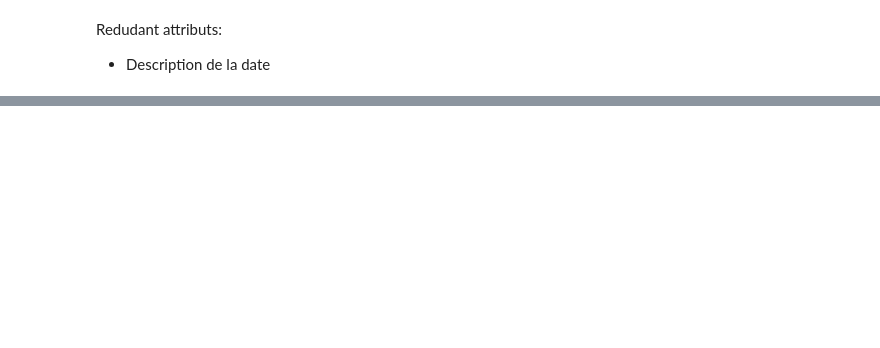
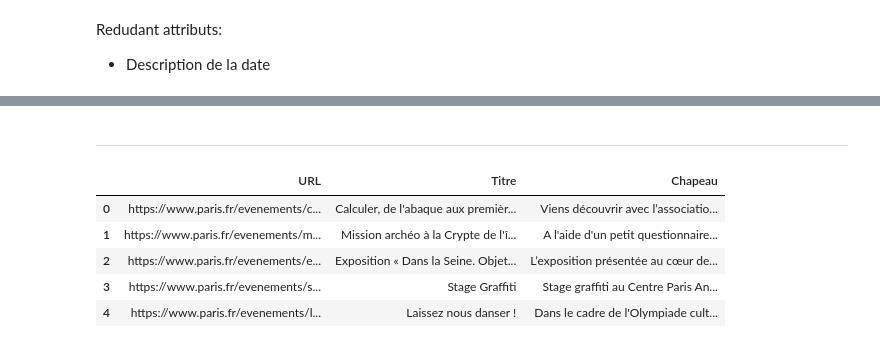
Before and after one commit to Ophiase/DataBase-Project-IFEBY140, a Jupyter notebook: analyze/analyze.ipynb, the cells around one changed output, grey strips where cells are left out. Saved outputs shown, nothing was run; the diff lists cells and outputs as text; code cells hidden in the pictures; blank space fills up the shorter version.

```diff
--- a/analyze/analyze.ipynb
+++ b/analyze/analyze.ipynb
@@ -2,6 +2,7 @@
 import os
 import numpy as np
 import pandas as pd
+pd.set_option('display.max_columns', 50)
 # %%
 df = pd.read_csv('../data/que-faire-a-paris-.csv', delimiter=';')
 # %%
@@ -99,0 +136,11 @@ Functional dependencies :
+# %% [markdown]
+---
+# %%
+df[['URL', 'Titre', 'Chapeau']].head()
+# %% [output]
+|  | URL | Titre | Chapeau |
+| 0 | https://www.paris.fr/evenements/c... | Calculer, de l'abaque aux premièr... | Viens découvrir avec l’associatio... |
+| 1 | https://www.paris.fr/evenements/m... | Mission archéo à la Crypte de l'î... | A l'aide d'un petit questionnaire... |
+| 2 | https://www.paris.fr/evenements/e... | Exposition « Dans la Seine. Objet... | L’exposition présentée au cœur de... |
+| 3 | https://www.paris.fr/evenements/s... | Stage Graffiti | Stage graffiti au Centre Paris An... |
+| 4 | https://www.paris.fr/evenements/l... | Laissez nous danser ! | Dans le cadre de l'Olympiade cult... |
```
Also changed, not shown: parts of 7 cells of this notebook.
